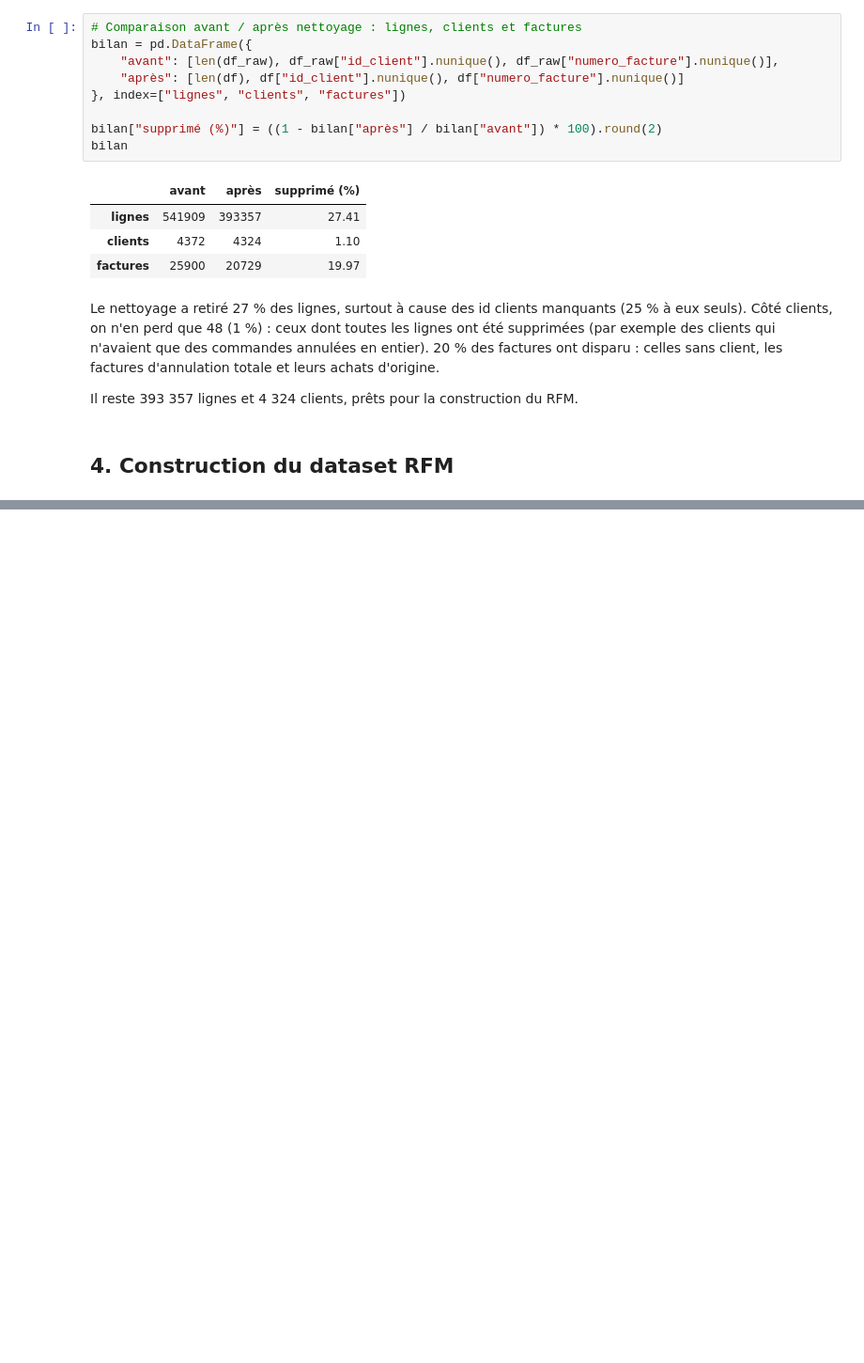
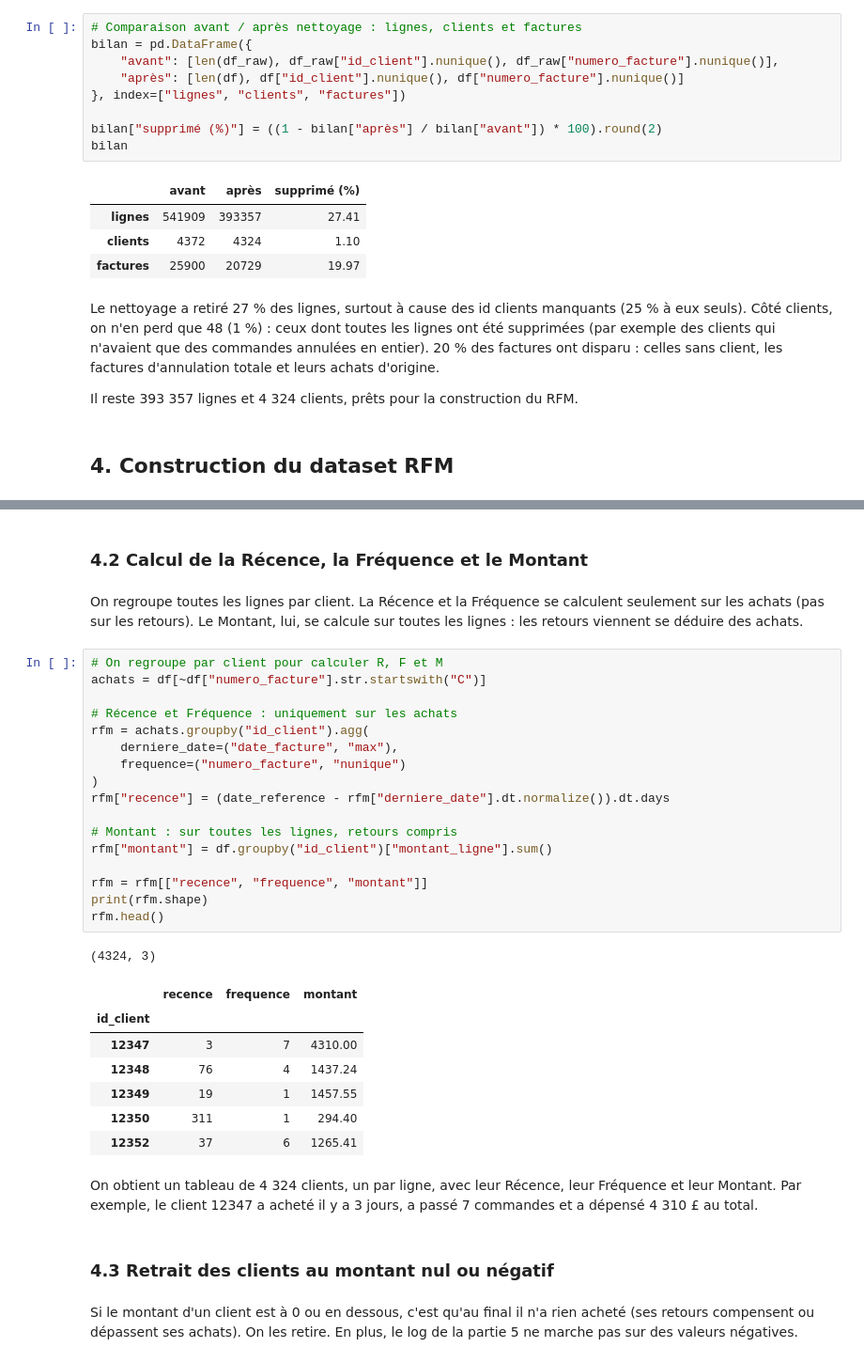
Before and after one commit to Zohair69/globalshop-rfm, a Jupyter notebook: notebooks/online_retail_clustering_rfm.ipynb, the cells around one changed output, grey strips where cells are left out. Shown at 94% size. Saved outputs shown, nothing was run; the diff lists cells and outputs as text; blank space fills up the shorter version.

```diff
--- a/notebooks/online_retail_clustering_rfm.ipynb
+++ b/notebooks/online_retail_clustering_rfm.ipynb
@@ -776,0 +787,36 @@ Il reste 393 357 lignes et 4 324 clients, prêts pour la construction du RFM.
+# %% [markdown]
+### 4.2 Calcul de la Récence, la Fréquence et le Montant
+# %% [markdown]
+On regroupe toutes les lignes par client. La Récence et la Fréquence se calculent seulement sur les achats (pas sur les retours). Le Montant, lui, se calcule sur toutes les lignes : les retours viennent se déduire des achats.
+# %%
+# On regroupe par client pour calculer R, F et M
+achats = df[~df["numero_facture"].str.startswith("C")]
+
+# Récence et Fréquence : uniquement sur les achats
+rfm = achats.groupby("id_client").agg(
+    derniere_date=("date_facture", "max"),
+    frequence=("numero_facture", "nunique")
+)
+rfm["recence"] = (date_reference - rfm["derniere_date"].dt.normalize()).dt.days
+
+# Montant : sur toutes les lignes, retours compris
+rfm["montant"] = df.groupby("id_client")["montant_ligne"].sum()
+
+rfm = rfm[["recence", "frequence", "montant"]]
+print(rfm.shape)
+rfm.head()
+# %% [output]
+(4324, 3)
+|  | recence | frequence | montant |
+| id_client |  |  |  |
+| 12347 | 3 | 7 | 4310.00 |
+| 12348 | 76 | 4 | 1437.24 |
+| 12349 | 19 | 1 | 1457.55 |
+| 12350 | 311 | 1 | 294.40 |
+| 12352 | 37 | 6 | 1265.41 |
+# %% [markdown]
+On obtient un tableau de 4 324 clients, un par ligne, avec leur Récence, leur Fréquence et leur Montant. Par exemple, le client 12347 a acheté il y a 3 jours, a passé 7 commandes et a dépensé 4 310 £ au total.
+# %% [markdown]
+### 4.3 Retrait des clients au montant nul ou négatif
+# %% [markdown]
+Si le montant d'un client est à 0 ou en dessous, c'est qu'au final il n'a rien acheté (ses retours compensent ou dépassent ses achats). On les retire. En plus, le log de la partie 5 ne marche pas sur des valeurs négatives.
```
Also changed, not shown: parts of 13 cells of this notebook.
